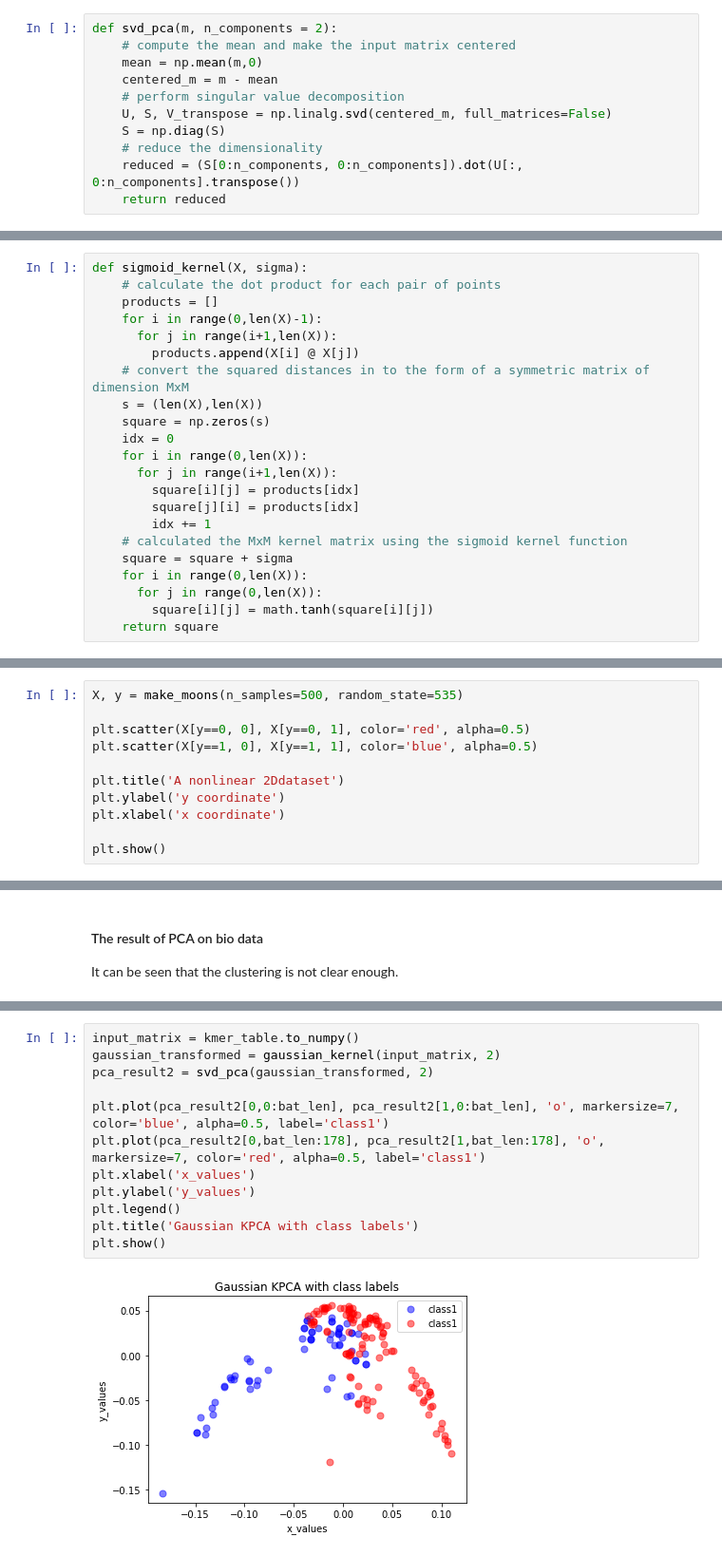
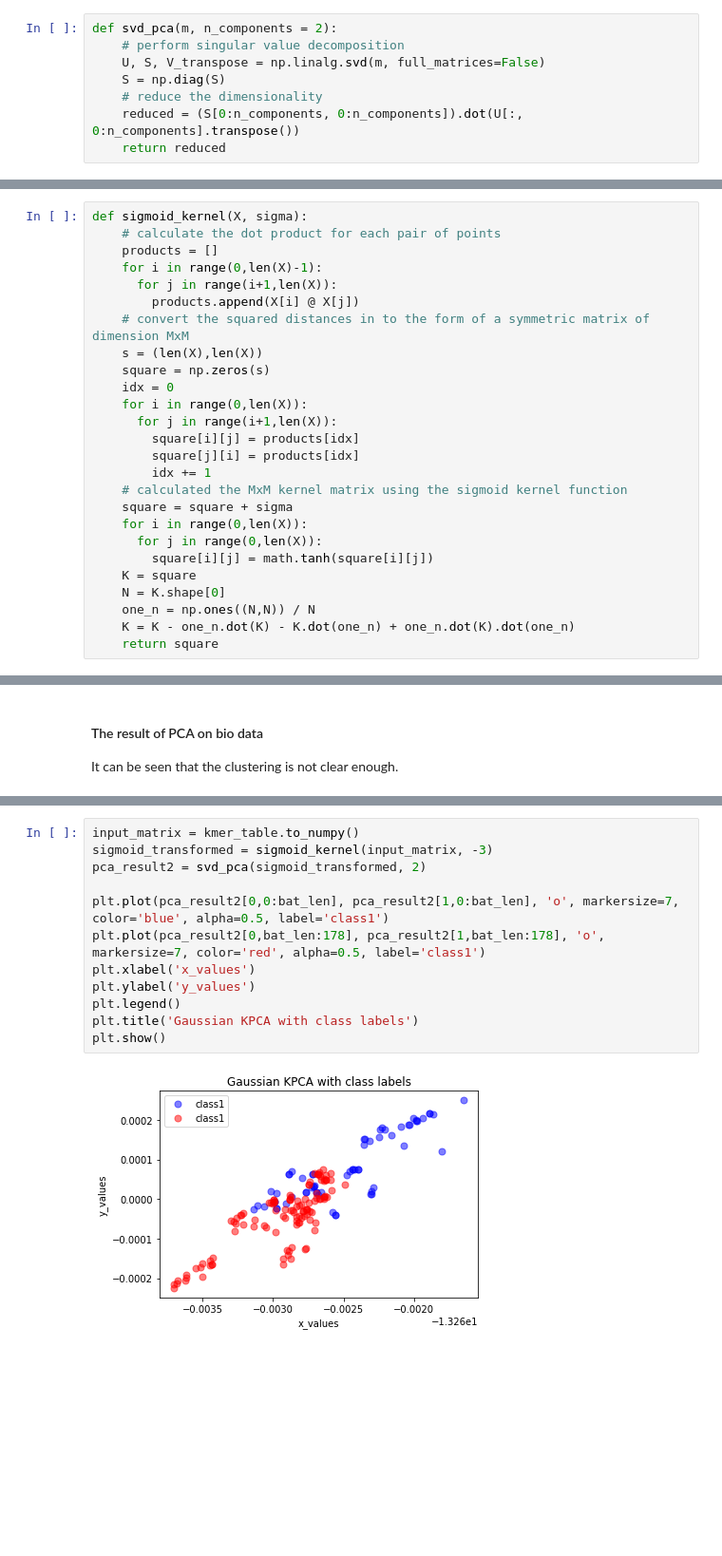
Before and after one commit to Yangliule/535-final-project, a Jupyter notebook: 535_Final_Project_combined.ipynb, the cells around one changed output, grey strips where cells are left out. Shown: that part at 95% size. Cells and saved outputs as stored; diff of their text form; blank space fills up the shorter version.

```diff
--- a/535_Final_Project_combined.ipynb
+++ b/535_Final_Project_combined.ipynb
@@ -255,11 +252,8 @@ def eigen_pca(m, n_components = 2):
 The second implemention utilizes SVD to achieve the principal vectors. For the preprocessing of the data, the input data still needs to be centered. However, we do not use the covariance matrix and then compute eigenvalues and eigenvectors of it. Instead, this algorithm will perform SVD decomposition of input data matrix, and then select the first n largest singular values as eigenvalues. Note that singular values are already ordered in descending order when performing SVD, so there is no need to perform an ordering algorithm again.
 # %%
 def svd_pca(m, n_components = 2):
-    # compute the mean and make the input matrix centered
-    mean = np.mean(m,0)
-    centered_m = m - mean
     # perform singular value decomposition
-    U, S, V_transpose = np.linalg.svd(centered_m, full_matrices=False)
+    U, S, V_transpose = np.linalg.svd(m, full_matrices=False)
     S = np.diag(S)
     # reduce the dimensionality
     reduced = (S[0:n_components, 0:n_components]).dot(U[:, 0:n_components].transpose())
@@ -340,6 +341,10 @@ def sigmoid_kernel(X, sigma):
     for i in range(0,len(X)):
       for j in range(0,len(X)):
         square[i][j] = math.tanh(square[i][j])
+    K = square
+    N = K.shape[0]
+    one_n = np.ones((N,N)) / N
+    K = K - one_n.dot(K) - K.dot(one_n) + one_n.dot(K).dot(one_n)
     return square
 # %% [markdown]
 ## Data and Data Analysis
@@ -402,11 +407,0 @@ plt.show()
-# %%
-X, y = make_moons(n_samples=500, random_state=535)
-
-plt.scatter(X[y==0, 0], X[y==0, 1], color='red', alpha=0.5)
-plt.scatter(X[y==1, 0], X[y==1, 1], color='blue', alpha=0.5)
-
-plt.title('A nonlinear 2Ddataset')
-plt.ylabel('y coordinate')
-plt.xlabel('x coordinate')
-
-plt.show()
@@ -562,14 +539,14 @@ It can be seen that the clustering is clearer, and Gaussian KPCA yields a better
 # %%
 input_matrix = kmer_table.to_numpy()
-gaussian_transformed = gaussian_kernel(input_matrix, 2)
-pca_result2 = svd_pca(gaussian_transformed, 2)
+sigmoid_transformed = sigmoid_kernel(input_matrix, -3)
+pca_result2 = svd_pca(sigmoid_transformed, 2)
 
 plt.plot(pca_result2[0,0:bat_len], pca_result2[1,0:bat_len], 'o', markersize=7, color='blue', alpha=0.5, label='class1')
 plt.plot(pca_result2[0,bat_len:178], pca_result2[1,bat_len:178], 'o', markersize=7, color='red', alpha=0.5, label='class1')
 plt.xlabel('x_values')
 plt.ylabel('y_values')
 plt.legend()
 plt.title('Gaussian KPCA with class labels')
 plt.show()
 # %% [output]
-[figure, old version]
+[figure, new version]
```
Also changed, not shown: parts of 23 cells of this notebook.
